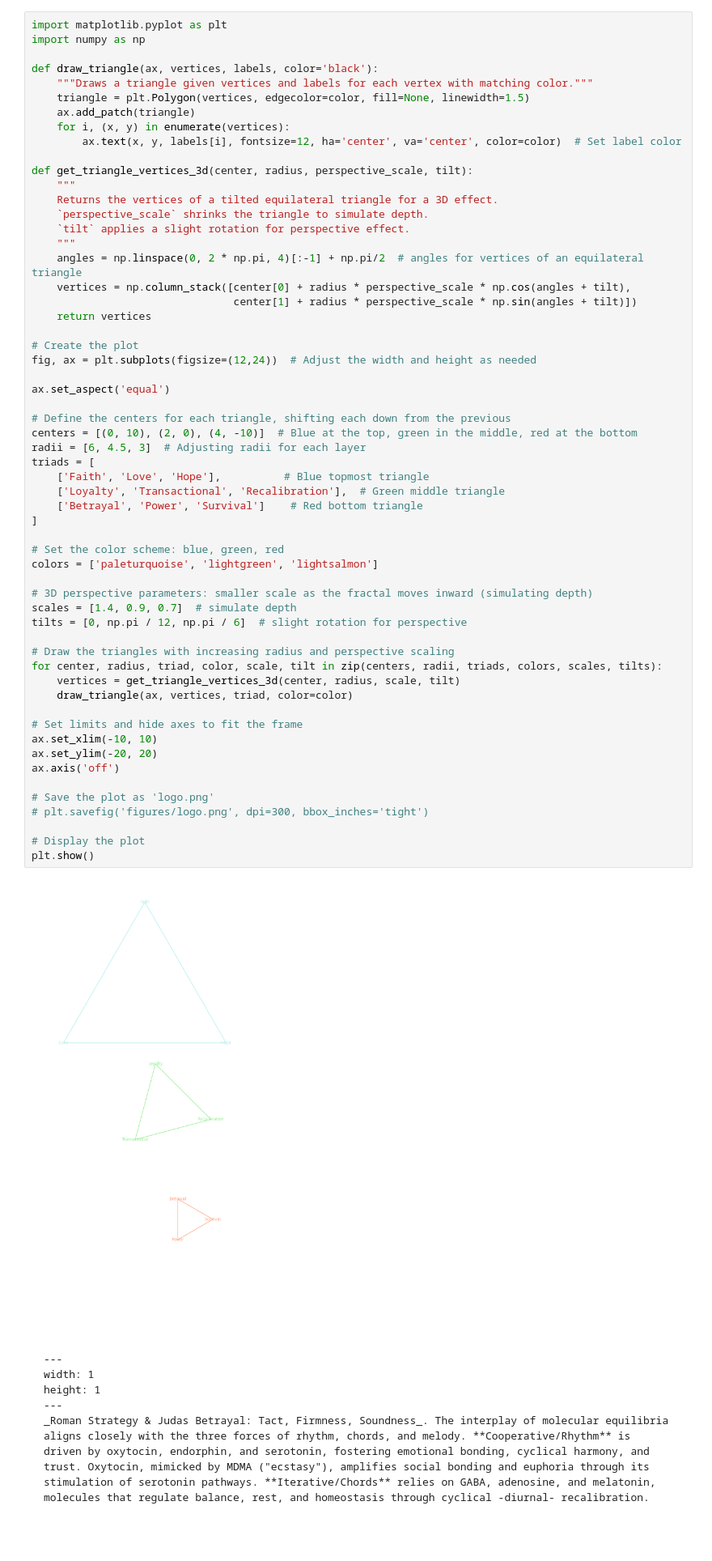
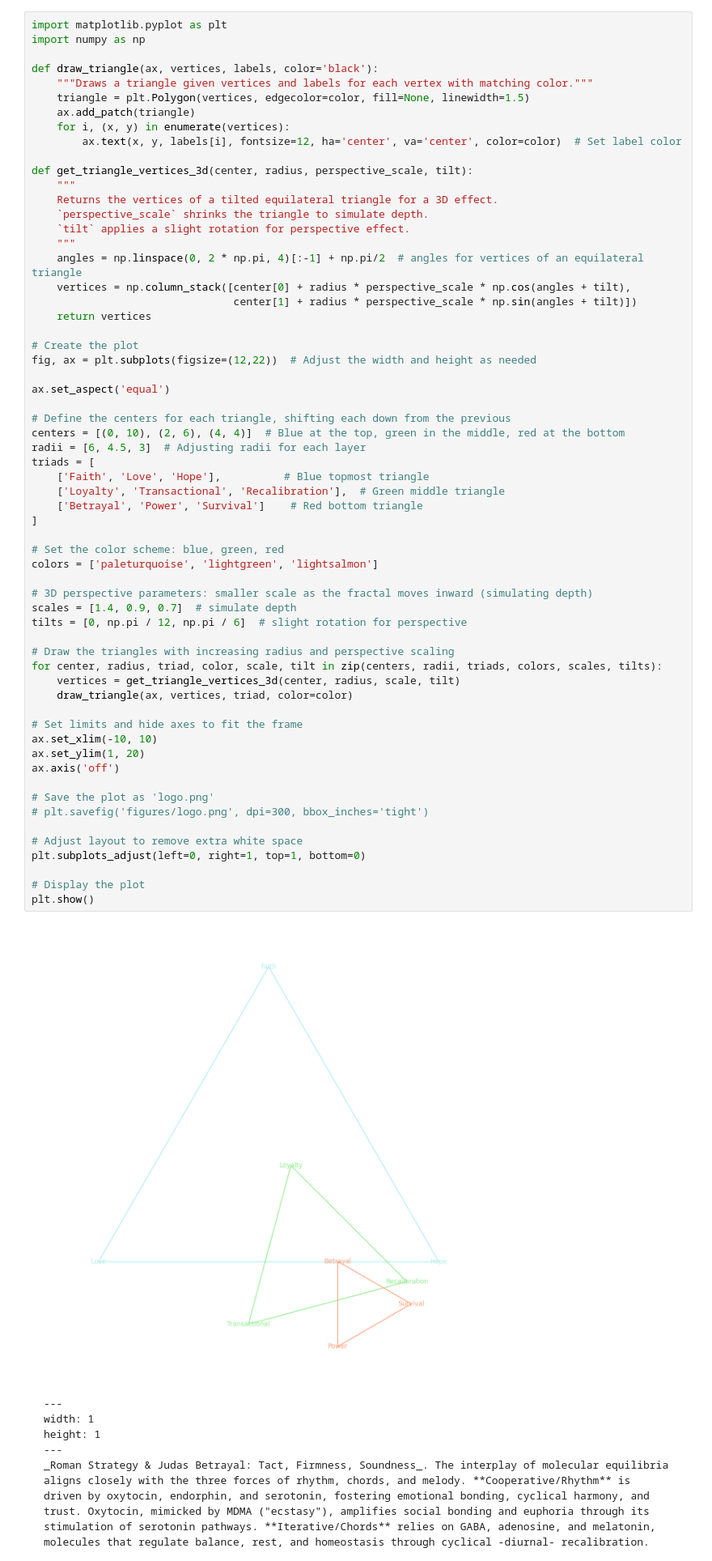
Before and after one commit to abikesa/jordanpeterson, a Jupyter notebook: kitabo/ensi/act3/part3.ipynb, the cells around one changed output. Shown at 81% size. Cells and saved outputs as stored; diff of their text form; blank space fills up the shorter version.

````diff
--- a/kitabo/ensi/act3/part3.ipynb
+++ b/kitabo/ensi/act3/part3.ipynb
@@ -150,43 +150,46 @@ def get_triangle_vertices_3d(center, radius, perspective_scale, tilt):
     return vertices
 
 # Create the plot
-fig, ax = plt.subplots(figsize=(12,24))  # Adjust the width and height as needed
+fig, ax = plt.subplots(figsize=(12,22))  # Adjust the width and height as needed
 
 ax.set_aspect('equal')
 
 # Define the centers for each triangle, shifting each down from the previous
-centers = [(0, 10), (2, 0), (4, -10)]  # Blue at the top, green in the middle, red at the bottom
+centers = [(0, 10), (2, 6), (4, 4)]  # Blue at the top, green in the middle, red at the bottom
 radii = [6, 4.5, 3]  # Adjusting radii for each layer
 triads = [
     ['Faith', 'Love', 'Hope'],          # Blue topmost triangle
     ['Loyalty', 'Transactional', 'Recalibration'],  # Green middle triangle
     ['Betrayal', 'Power', 'Survival']    # Red bottom triangle
 ]
 
 # Set the color scheme: blue, green, red
 colors = ['paleturquoise', 'lightgreen', 'lightsalmon']
 
 # 3D perspective parameters: smaller scale as the fractal moves inward (simulating depth)
 scales = [1.4, 0.9, 0.7]  # simulate depth
 tilts = [0, np.pi / 12, np.pi / 6]  # slight rotation for perspective
 
 # Draw the triangles with increasing radius and perspective scaling
 for center, radius, triad, color, scale, tilt in zip(centers, radii, triads, colors, scales, tilts):
     vertices = get_triangle_vertices_3d(center, radius, scale, tilt)
     draw_triangle(ax, vertices, triad, color=color)
 
 # Set limits and hide axes to fit the frame
 ax.set_xlim(-10, 10)
-ax.set_ylim(-20, 20)
+ax.set_ylim(1, 20)
 ax.axis('off')
 
 # Save the plot as 'logo.png'
 # plt.savefig('figures/logo.png', dpi=300, bbox_inches='tight')
 
+# Adjust layout to remove extra white space
+plt.subplots_adjust(left=0, right=1, top=1, bottom=0)
+
 # Display the plot
 plt.show()
 # %% [output]
-[figure, old version]
+[figure, new version]
 # %% [markdown]
 ```{figure} ../figures/blanche.*
 ---
````
Also changed, not shown: 9 other files.
